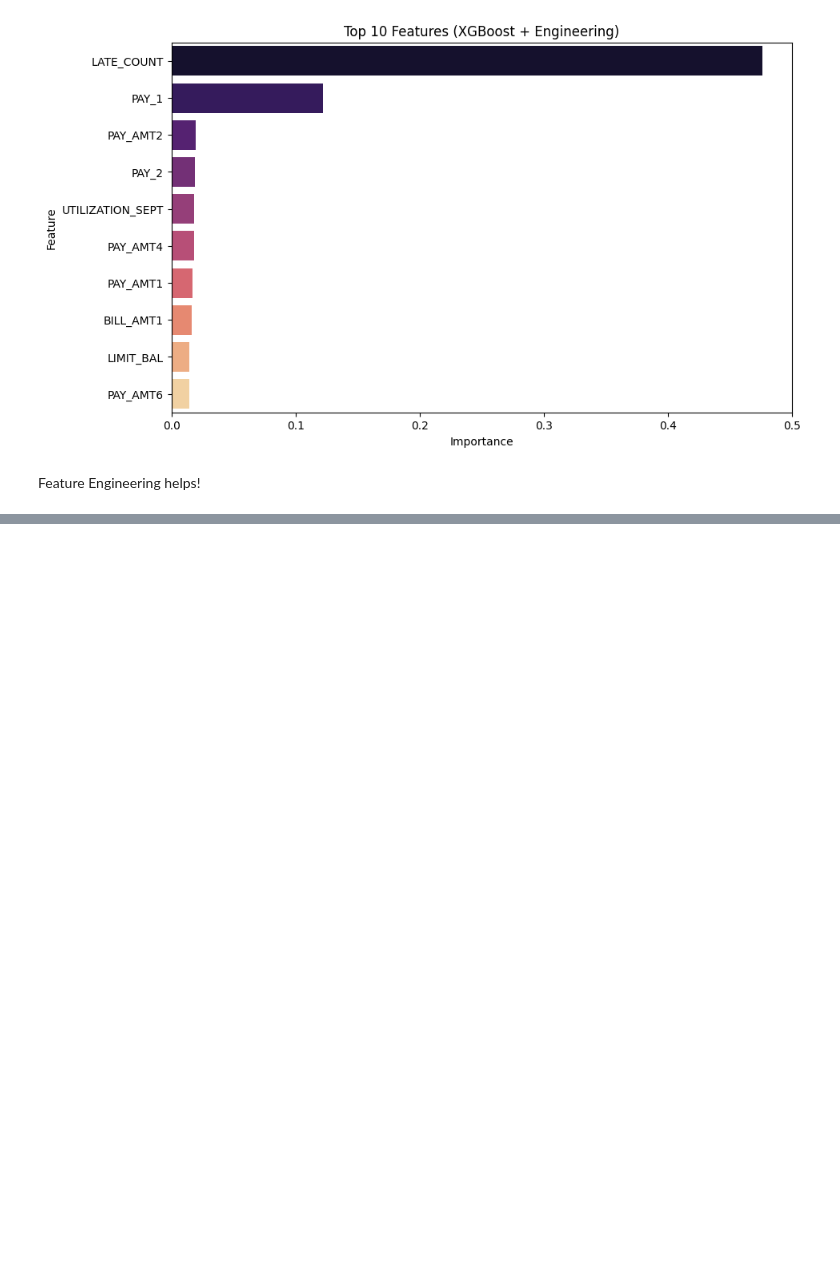
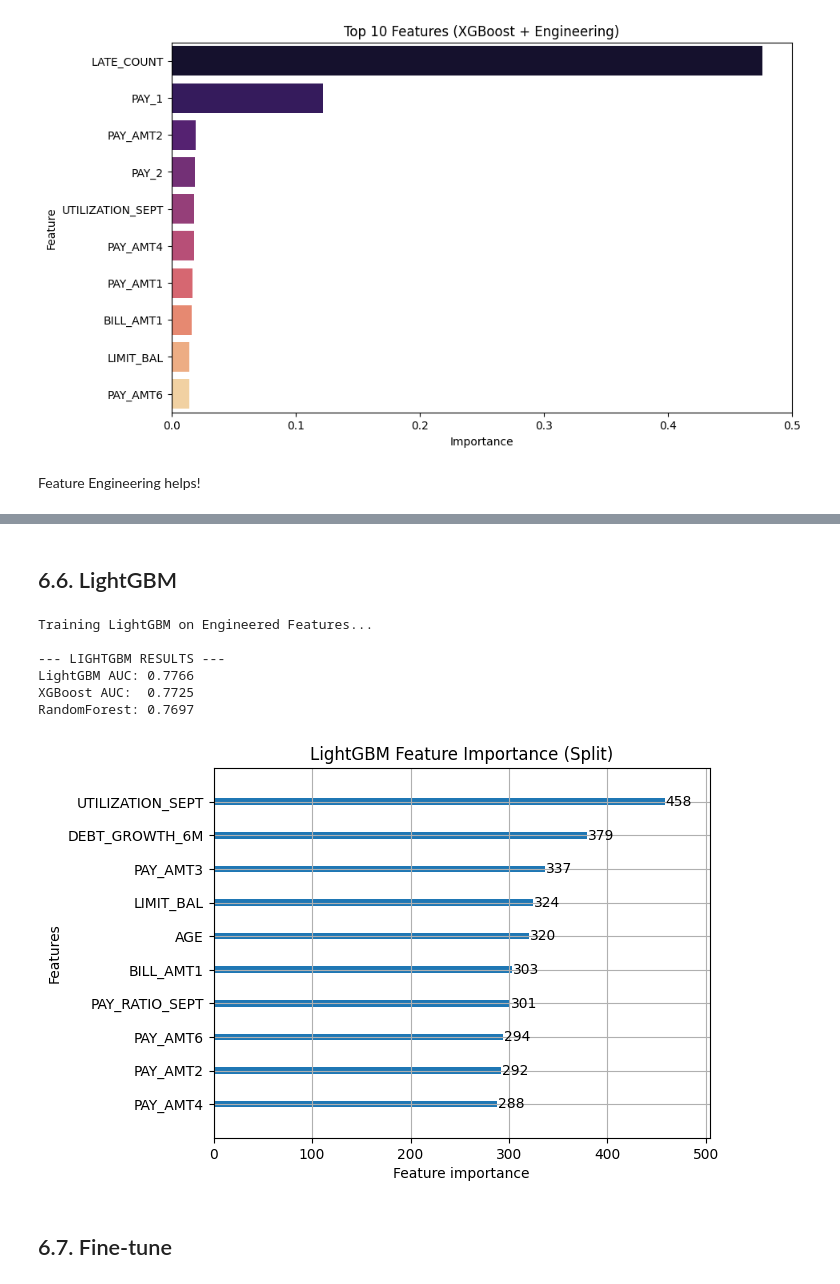
Before and after one commit to dakboiszzz/credit-default-insights, a Jupyter notebook: notebooks/data_exploration.ipynb, the cells around one changed output, grey strips where cells are left out. Saved outputs shown, nothing was run; the diff lists cells and outputs as text; code cells hidden in the pictures; blank space fills up the shorter version.

```diff
--- a/notebooks/data_exploration.ipynb
+++ b/notebooks/data_exploration.ipynb
@@ -1154,0 +1274,47 @@ print(mi_df.tail(5))
+# %% [markdown]
+## 6.6. LightGBM
+# %%
+
+import lightgbm as lgb
+from lightgbm import LGBMClassifier
+
+# 1. Initialize LightGBM
+# is_unbalance=True is the LGBM equivalent of class_weight='balanced'
+lgbm_model = LGBMClassifier(
+    n_estimators=200,
+    learning_rate=0.05,
+    max_depth=6,            # -1 means no limit (LGBM likes deep trees), but we constrain it for safety
+    num_leaves=31,          # Crucial parameter for LGBM (controls complexity)
+    is_unbalance=True,      # Handle Imbalance
+    random_state=42,
+    n_jobs=-1,
+    verbose=-1              # Silence warnings
+)
+
+# 2. Train
+print("Training LightGBM on Engineered Features...")
+lgbm_model.fit(X_train_eng_df, y_train)
+
+# 3. Evaluate
+y_pred_lgbm = lgbm_model.predict(X_test_eng_df)
+y_prob_lgbm = lgbm_model.predict_proba(X_test_eng_df)[:, 1]
+
+print("\n--- LIGHTGBM RESULTS ---")
+lgbm_auc = roc_auc_score(y_test, y_prob_lgbm)
+print(f"LightGBM AUC: {lgbm_auc:.4f}")
+print(f"XGBoost AUC:  {xgb_auc:.4f}") # From previous step
+print(f"RandomForest: {final_auc:.4f}") # From previous step
+
+# 4. Feature Importance (LGBM Style)
+lgb.plot_importance(lgbm_model, max_num_features=10, importance_type='split', title='LightGBM Feature Importance (Split)')
+plt.show()
+# %% [output]
+Training LightGBM on Engineered Features...
+
+--- LIGHTGBM RESULTS ---
+LightGBM AUC: 0.7766
+XGBoost AUC:  0.7725
+RandomForest: 0.7697
+[figure, added]
+# %% [markdown]
+## 6.7. Fine-tune
```
Also changed, not shown: parts of 14 cells of this notebook.
